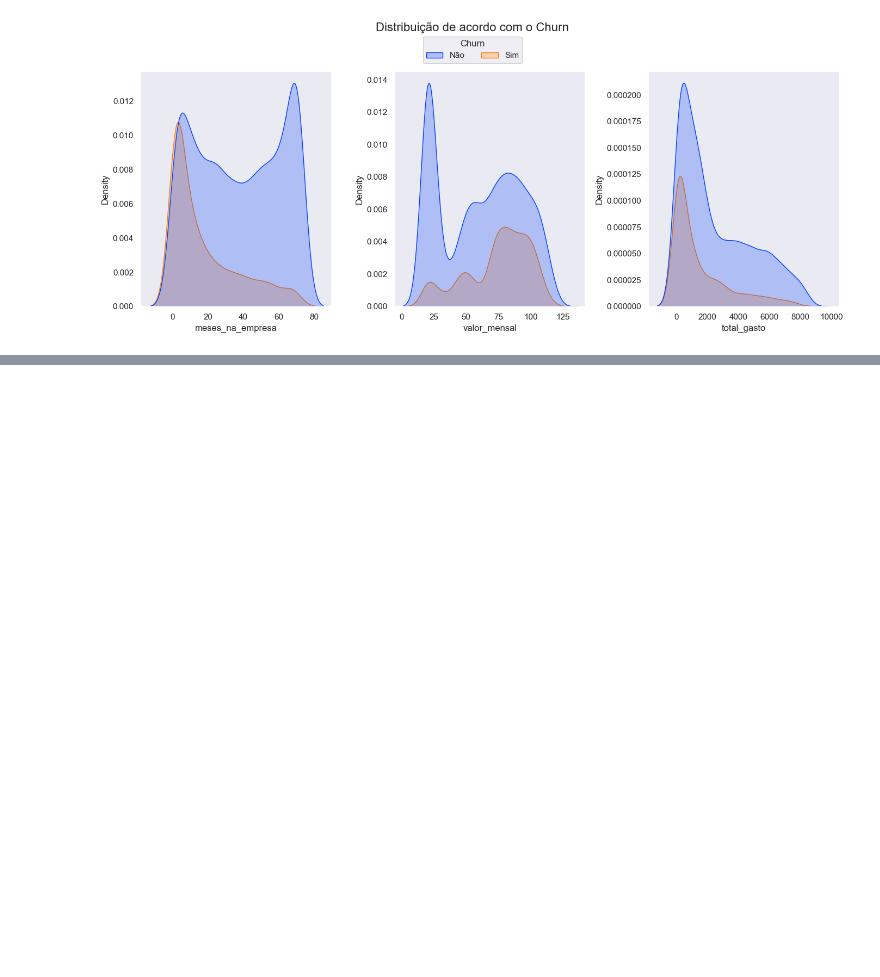
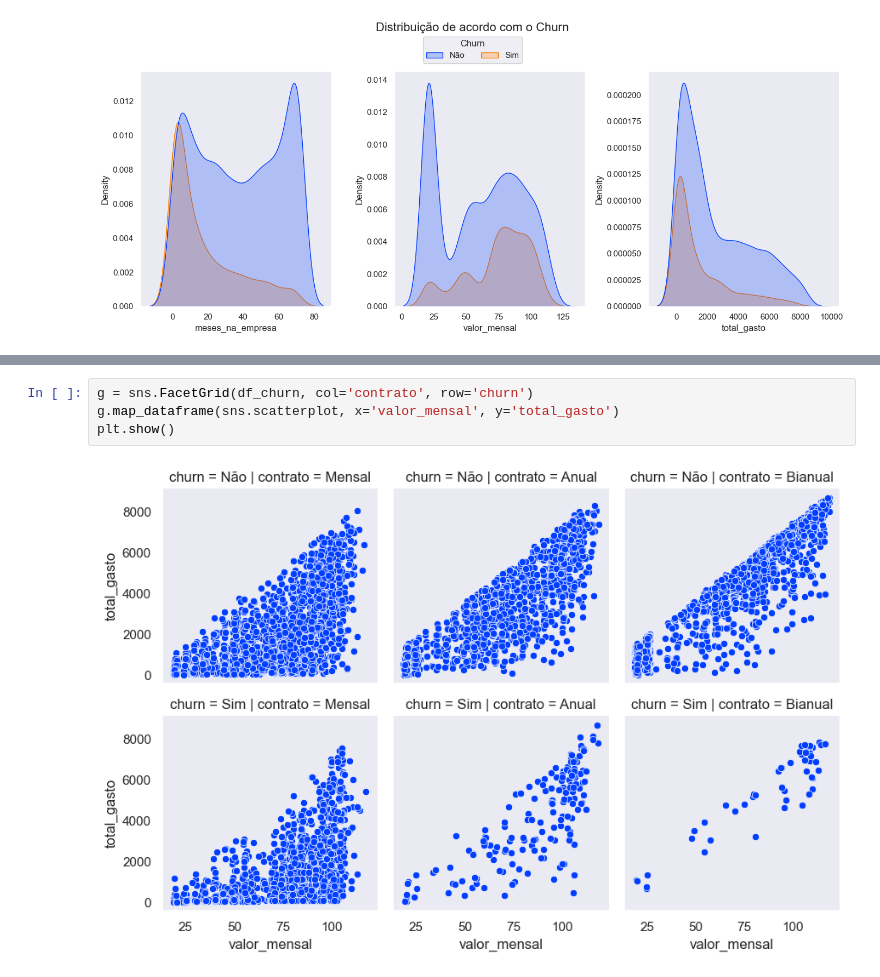
Before and after one commit to kiwsley/ciencia_de_dados, a Jupyter notebook: matplotlib_Searborn/introseabornpandas.ipynb, the cells around one changed output, grey strips where cells are left out. Drawn from its saved outputs; the diff is of its cells as text; blank space fills up the shorter version.

```diff
--- a/matplotlib_Searborn/introseabornpandas.ipynb
+++ b/matplotlib_Searborn/introseabornpandas.ipynb
@@ -184,0 +203,6 @@ g.map_dataframe(sns.histplot, x='meses_na_empresa')
+# %%
+g = sns.FacetGrid(df_churn, col='contrato', row='churn')
+g.map_dataframe(sns.scatterplot, x='valor_mensal', y='total_gasto')
+plt.show()
+# %% [output]
+[figure, added]
```
Also changed, not shown: parts of 12 cells of this notebook.
